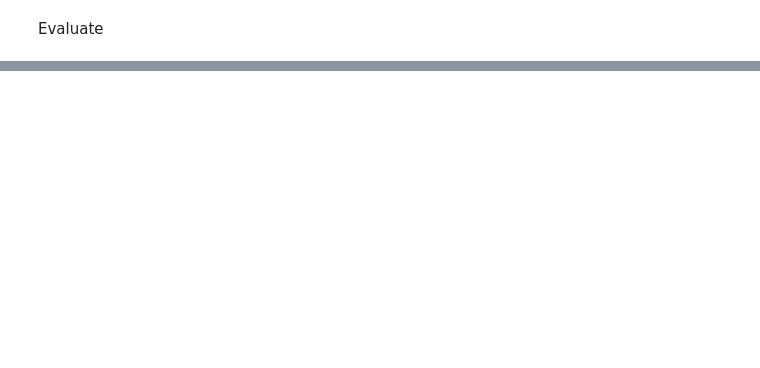
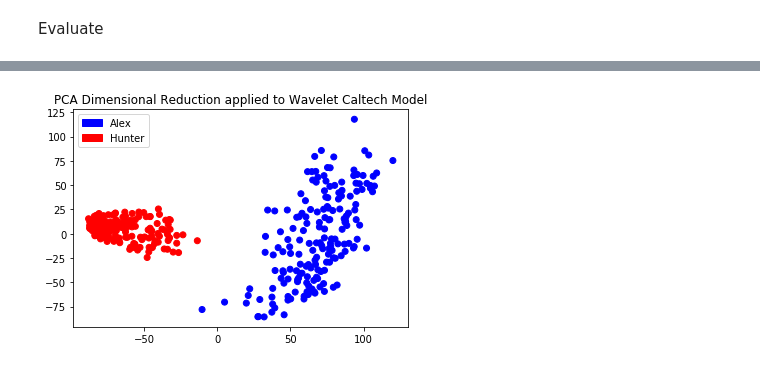
Before and after one commit to Gnosky/Data401Project4, a Jupyter notebook: AlexHunterNet-Raw-3-Channel-Shobhit's-Copy.ipynb, the cells around one changed output, grey strips where cells are left out. Drawn from its saved outputs; the diff is of its cells as text; code cells hidden in the pictures; blank space fills up the shorter version.

```diff
--- a/AlexHunterNet-Raw-3-Channel-Shobhit's-Copy.ipynb
+++ b/AlexHunterNet-Raw-3-Channel-Shobhit's-Copy.ipynb
@@ -39,6 +39,8 @@ for photo in os.listdir(master_folder+'/Hunter'):
     img = imread(master_folder+'/Hunter/'+photo)
     imgs.append(resize(img,(200,200,3)))
     labels.append('Hunter')
+
+og_labels = labels.copy()
 labels = np.array([[1,0] if label is 'Hunter' else [0,1] for label in labels])
 # %% [output]
 `imread` is deprecated in SciPy 1.0.0, and will be removed in 1.2.0.
@@ -55,23 +57,28 @@ Use ``imageio.imread`` instead.
 
 wavelet_imgs = []
 for i, img in enumerate(imgs):
+
     if i % 50 == 0:
         print(i)
     coeffs2 = pywt.dwt2(img, 'bior1.3')
+
     wavelet_imgs.append(coeffs2[1][:2])
 
 for i,stack in enumerate(wavelet_imgs):
     stack = np.dstack(stack)
-    wavelet_imgs[i] = stack
+    #print(stack)
+    wavelet_imgs[i] = stack[:,:,:3]
+print(wavelet_imgs[0].shape)
 
-
-x_train, x_test, y_train, y_test = train_test_split(wavelet_imgs, labels, test_size=.1)
+x_train, x_test, y_train, y_test = train_test_split(wavelet_imgs, labels, test_size=.2)
 x_train = np.stack(x_train,axis=0)
 x_test = np.stack(x_test,axis=0)
 
 num_classes = 2
 # y_train = np_utils.to_categorical(y_train, num_classes)
 # y_test = np_utils.to_categorical(y_test, num_classes)
+
+x_train.shape
 # %% [output]
 0
 50
@@ -190,17 +197,20 @@ Epoch 10/10
 # %% [markdown]
 ### Utilize transfer learning
 # %%
-filepath = "wavelet_model.h5"
+filepath = "wavelet_model-3-channel.h5"
 trans_model = load_model(filepath)
-
+#print(trans_model.summary())
 # Allow no weight adjustments for the pretrained layers
 for layer in trans_model.layers:
     layer.trainable = False
 
 trans_model.add(Conv2D(32,(2,2)))
-trans_model.add(MaxPooling2D((1,1)))
+trans_model.add(MaxPooling2D((2,2)))
 trans_model.add(Flatten())
-trans_model.add(Dense(128,activation='relu'))
+trans_model.add(Dense(128,activation='sigmoid'))
+trans_model.add(Dropout(0.3))
 
+trans_model.add(Dense(32, activation = 'sigmoid'))
+trans_model.add(Dropout(0.3))
 # Classification Layer
 trans_model.add(Dense(num_classes, activation='softmax'))
@@ -277,0 +287,23 @@ Model with transfer learning
+# %%
+t_model = load_model(filepath)
+wavestack = np.stack(wavelet_imgs,axis = 0)
+trans_imgs = t_model.predict(wavestack)
+
+trans_imgs = trans_imgs.reshape(369,-1)
+
+from sklearn.decomposition import PCA
+pca = PCA(n_components=2)
+pca_trans_imgs = pca.fit_transform(trans_imgs)
+
+import matplotlib.patches as mpatches
+alex = mpatches.Patch(color='blue', label='Alex')
+hunter = mpatches.Patch(color='red', label='Hunter')
+
+a = plt.scatter(pca_trans_imgs[:,0],pca_trans_imgs[:,1],
+            c=['red' if label=='Hunter' else 'blue' for label in og_labels])
+
+plt.legend(handles=[alex,hunter])
+plt.title('PCA Dimensional Reduction applied to Wavelet Caltech Model')
+plt.savefig('Caltech_dimension_reduction-Wavelet Transform')
+# %% [output]
+[figure, added]
```
Also changed, not shown: parts of 11 cells of this notebook, 5 other files.
